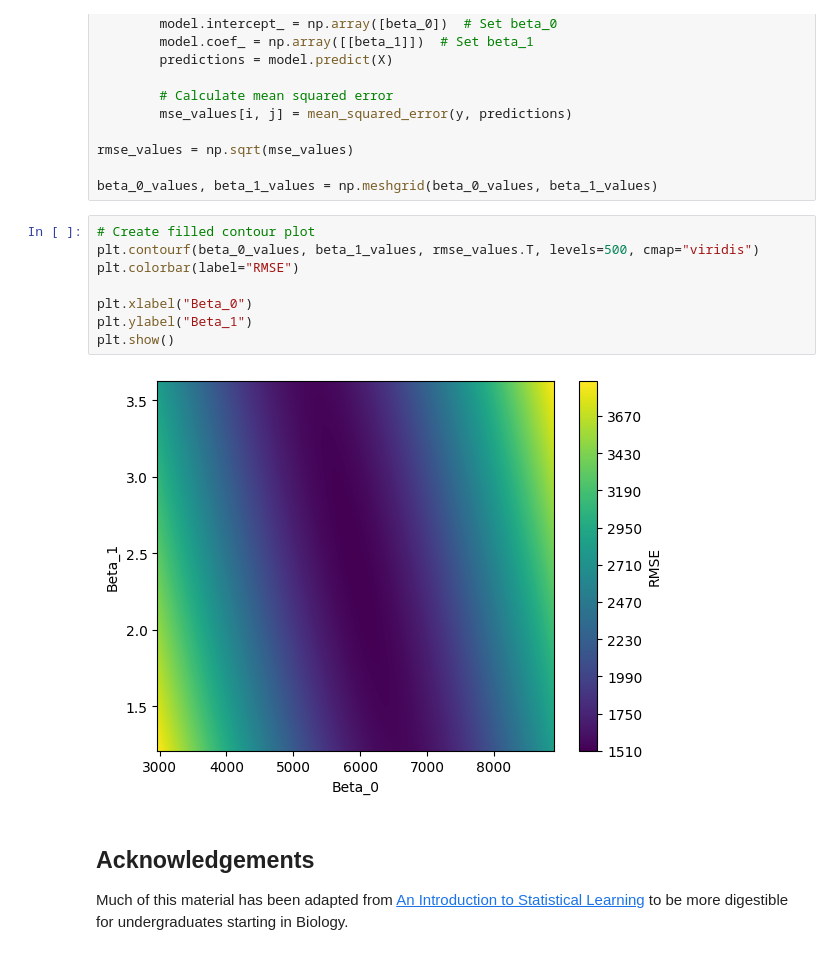
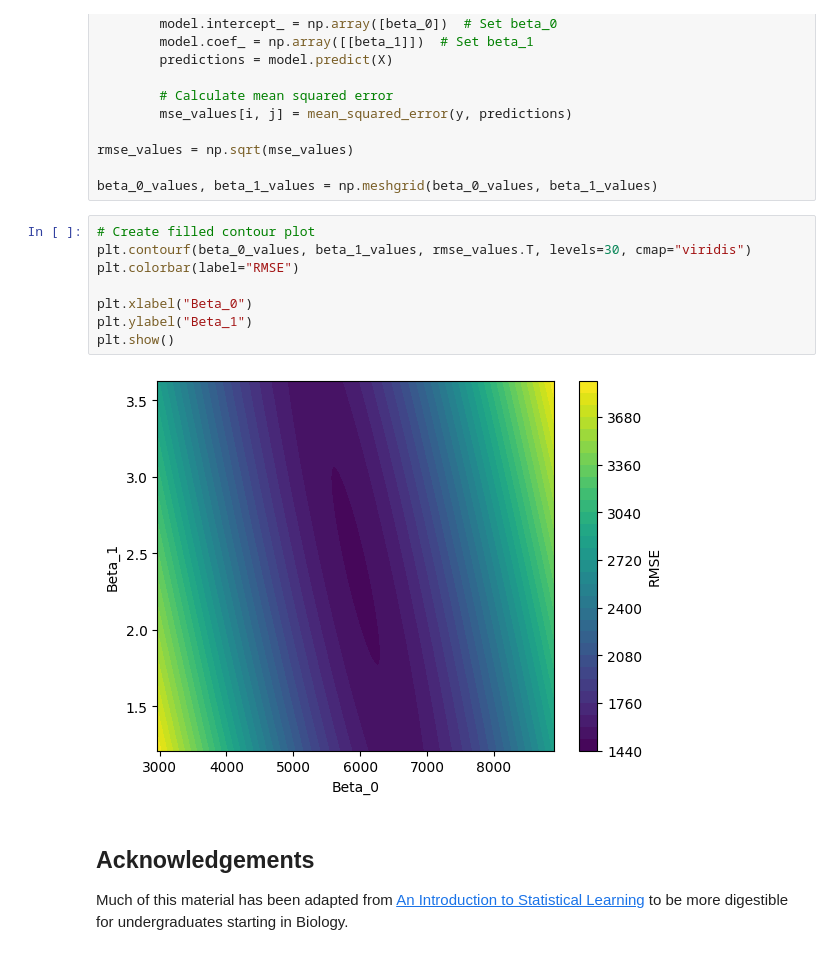
Before and after one commit to oasci/pitt-biosc1540-2024s, a Jupyter notebook: biosc1540/modules/intro/regression/univariate-linear.ipynb, the cells around one changed output. Cells and saved outputs as stored; diff of their text form.

Commit message:
Reduce levels in contour plot

```diff
--- a/biosc1540/modules/intro/regression/univariate-linear.ipynb
+++ b/biosc1540/modules/intro/regression/univariate-linear.ipynb
@@ -412,14 +412,14 @@ rmse_values = np.sqrt(mse_values)
 beta_0_values, beta_1_values = np.meshgrid(beta_0_values, beta_1_values)
 # %%
 # Create filled contour plot
-plt.contourf(beta_0_values, beta_1_values, rmse_values.T, levels=500, cmap="viridis")
+plt.contourf(beta_0_values, beta_1_values, rmse_values.T, levels=30, cmap="viridis")
 plt.colorbar(label="RMSE")
 
 plt.xlabel("Beta_0")
 plt.ylabel("Beta_1")
 plt.show()
 # %% [output]
-[figure, old version]
+[figure, new version]
 # %% [markdown]
 ## Acknowledgements
 
```
